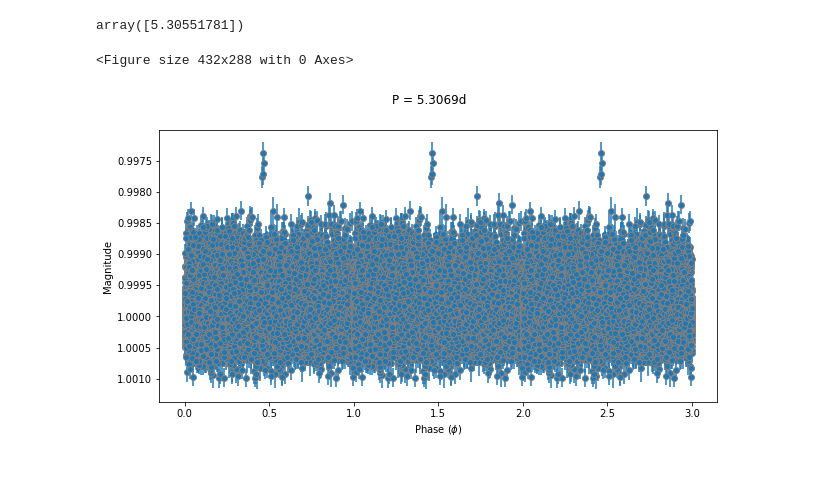
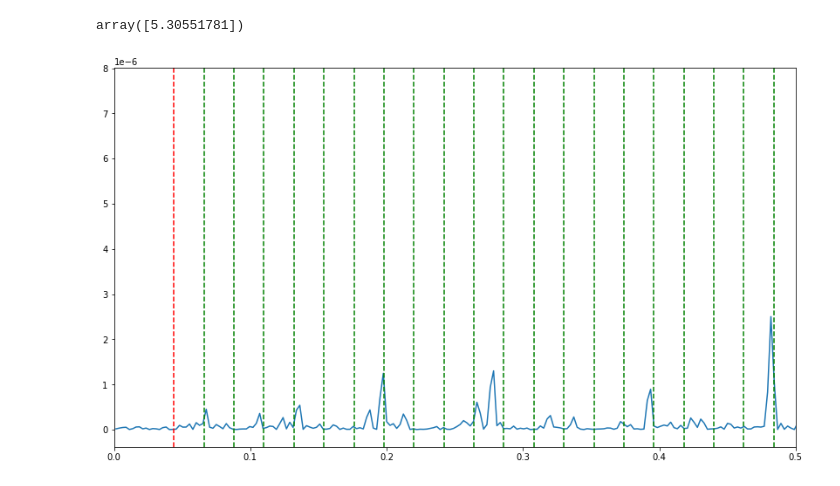
Before and after one commit to Hazel-H/astrolabs-PH30116-, a Jupyter notebook: PH30116/Investigating given flat lightcurve.ipynb, the cells around one changed output. Cells and saved outputs as stored; diff of their text form; code cells hidden in the pictures.

```diff
--- a/PH30116/Investigating given flat lightcurve.ipynb
+++ b/PH30116/Investigating given flat lightcurve.ipynb
@@ -44,6 +44,16 @@ index_max = pd.DataFrame(lomb).idxmax()
 freqs[index_max]
 # %% [output]
 array([5.30551781])
+# %%
+pylab.figure(figsize=(14,8))
+pylab.plot(freqs,lomb)
+pylab.xlim(0,0.5)
+guess_freq = 0.044
+pylab.axvline(guess_freq, c='r', ls='--')
+for i in [1.5, 2, 2.5, 3,3.5,4,4.5,5,5.5,6,6.5,7,7.5,8,8.5,9,9.5,10,10.5,11,11.5]:
+    pylab.axvline(guess_freq*i, c='g', ls='--' )
+# %% [output]
+[figure, added]
 # %%
 numpy.savetxt('test_fold.csv', numpy.array([time, flux, error]).transpose(), header='#JD, mag, error', delimiter=',')
 # %%
@@ -109,7 +120,4 @@ def fold_lightcurve(filename, period, *args, **kwargs):
 
     return data
 # %%
-tmp=fold_lightcurve('test_fold.csv', 5.30686472)
+tmp=fold_lightcurve('test_fold.csv', 1/5.30551781)
-# %% [output]
-<Figure size 432x288 with 0 Axes>
-[figure, removed]
```
Also changed, not shown: parts of 2 cells of this notebook, 14 other files.
